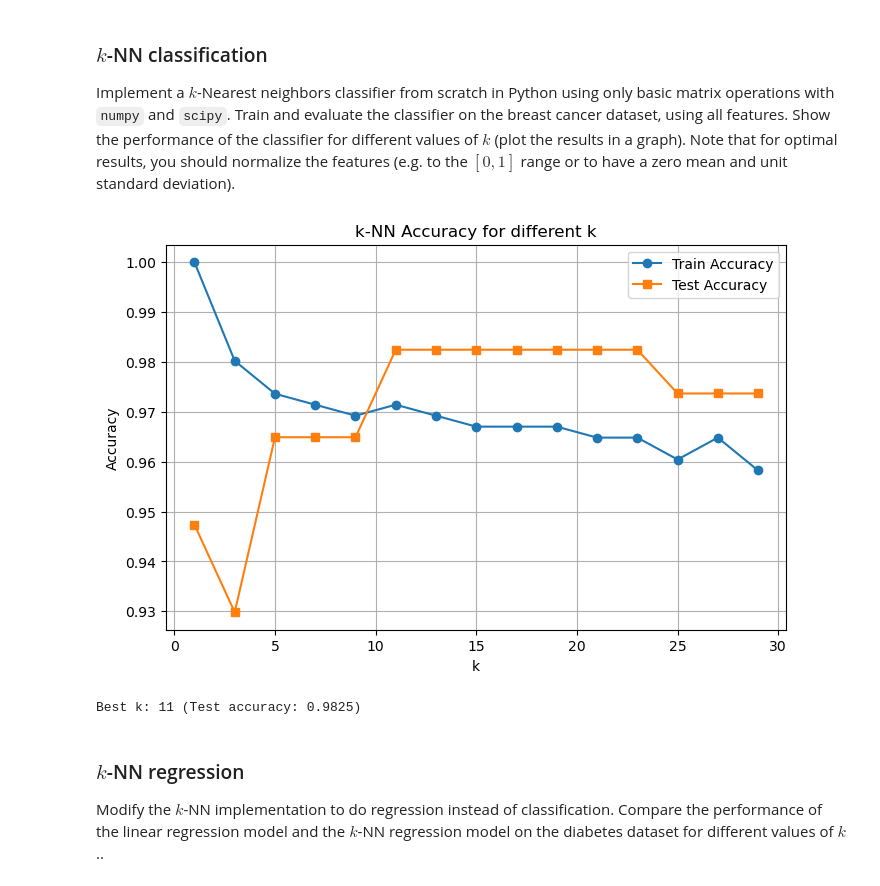
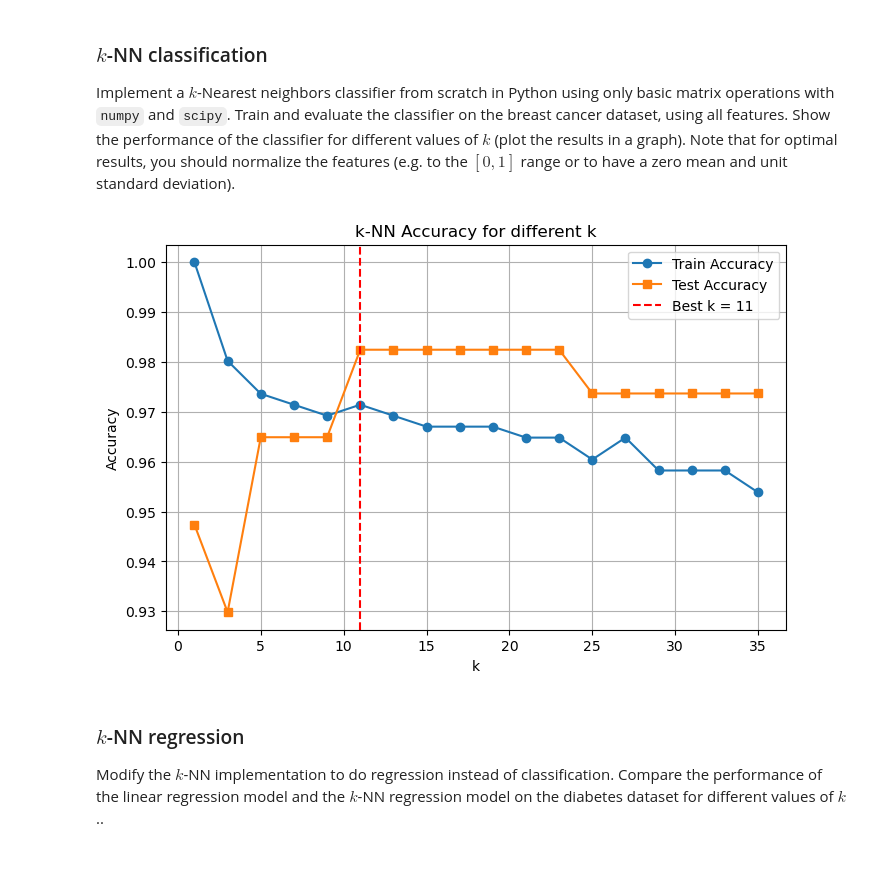
Before and after one commit to SiebrenBarten/Machine-learning-for-medical-imaging, a Jupyter notebook: practicals/week_1.ipynb, the cells around one changed output. Cells and saved outputs as stored; diff of their text form; code cells hidden in the pictures.

Commit message:
Merged the KNN and KNN_regression class as well as the plot functions. Cleaned up the JYPN a bit and improved the visualizations by plotting the best K

```diff
--- a/practicals/week_1.ipynb
+++ b/practicals/week_1.ipynb
@@ -181,20 +181,18 @@ $$
 
 Implement a $k$-Nearest neighbors classifier from scratch in Python using only basic matrix operations with `numpy` and `scipy`. Train and evaluate the classifier on the breast cancer dataset, using all features. Show the performance of the classifier for different values of $k$ (plot the results in a graph). Note that for optimal results, you should normalize the features (e.g. to the $[0, 1]$ range or to have a zero mean and unit standard deviation).
 # %%
-import numpy as np
-from knn_scratch import KNN, plot_knn_accuracy
+from knn_helpers import KNN, plot_knn_stats
 
 # load the breast cancer dataset
-X = breast_cancer.data
-y = breast_cancer.target[:, np.newaxis]
+X_cancer = breast_cancer.data
+y_cancer = breast_cancer.target[:, np.newaxis]
 
-# # Plot accuracy vs k
-k_values = list(range(1, 30, 2))  # only odd values of k to avoid ties
+# Plot accuracy vs k
+k_values = list(range(1, 36, 2))  # only odd values of k to avoid ties
 
-plot_knn_accuracy(X, y, k_values, trainsplit=0.8)
+plot_knn_stats(X_cancer, y_cancer, k_values, trainsplit=0.8, metric='accuracy', plot=True)
 # %% [output]
-[figure, old version]
+[figure, new version]
-Best k: 11 (Test accuracy: 0.9825)
 # %% [markdown]
 ### $k$-NN regression
 
```
Also changed, not shown: parts of 4 cells of this notebook, 1 other file.
